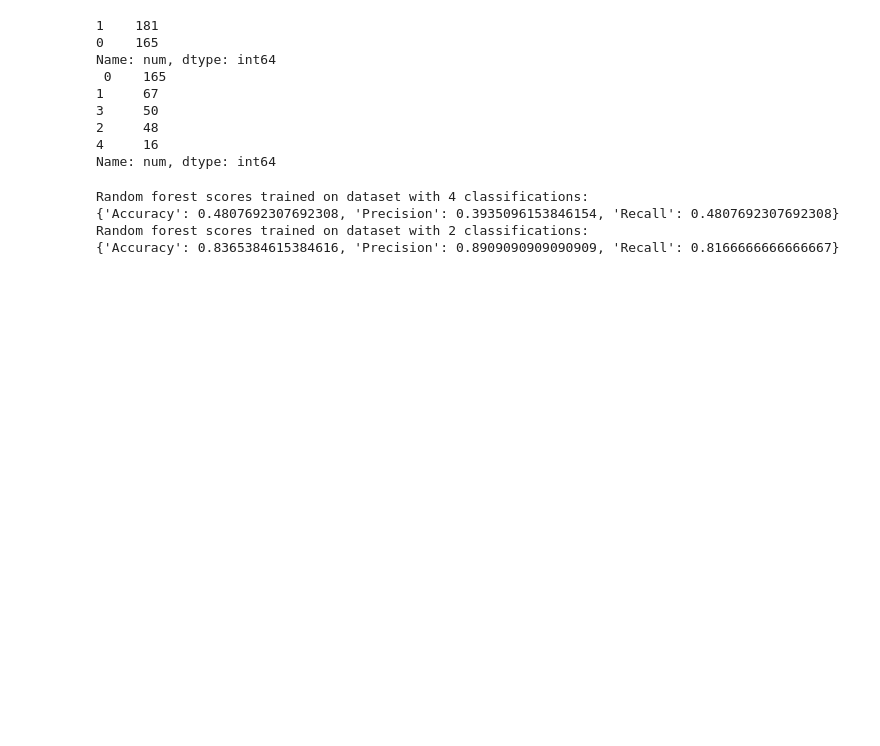
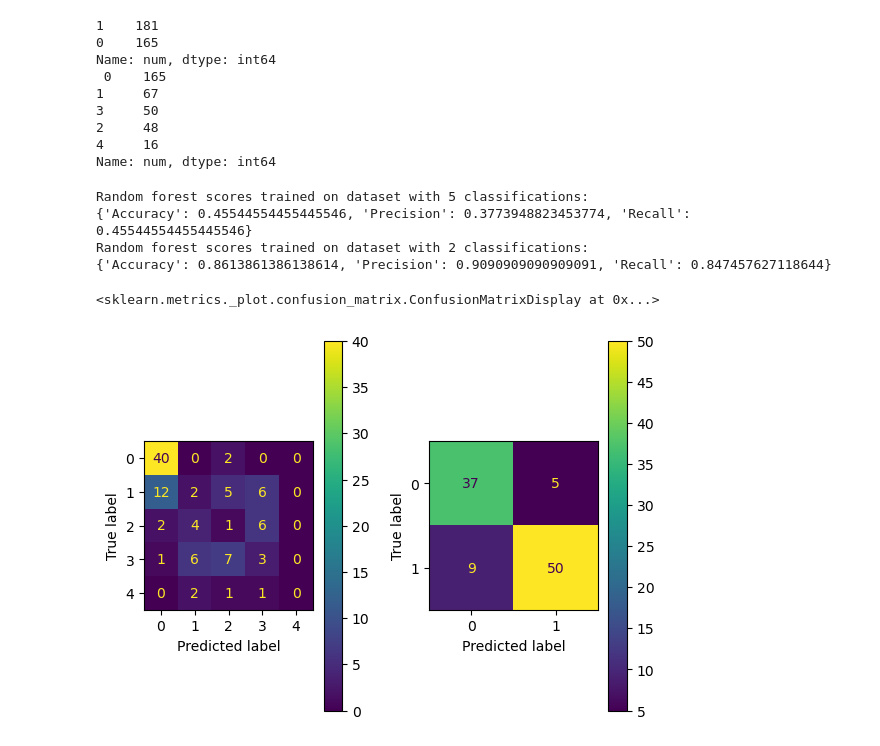
Before and after one commit to LouviersJ/AI-project, a Jupyter notebook: Analyzer.ipynb, the cells around one changed output. Cells and saved outputs as stored; diff of their text form; code cells hidden in the pictures; blank space fills up the shorter version.

Commit message:
Added confusion matrices

```diff
--- a/Analyzer.ipynb
+++ b/Analyzer.ipynb
@@ -54,35 +49,42 @@ X_train_, X_test_, y_train_, y_test_ = train_test_split(df_.drop('num',axis=1),
 # %%
 from sklearn.ensemble import RandomForestClassifier
-from sklearn.metrics import accuracy_score, precision_score, recall_score
 
 # Fit random forest models
 RFC_advanced = RandomForestClassifier(
     n_estimators=150, min_samples_split=3, criterion="entropy", random_state=1234
     ).fit(X_train, y_train)
 
 RFC_basic = RandomForestClassifier(
     n_estimators=150, min_samples_split=3, criterion="entropy", random_state=1234
     ).fit(X_train_, y_train_)
 
 
 # Score the models
 RFC_advanced_scores = {
     "Accuracy":accuracy_score(y_test, RFC_advanced.predict(X_test)),
     "Precision":precision_score(y_test, RFC_advanced.predict(X_test), average = "weighted"),
     "Recall":recall_score(y_test, RFC_advanced.predict(X_test), average = "weighted")
 }
 RFC_basic_scores = {
     "Accuracy":accuracy_score(y_test_, RFC_basic.predict(X_test_)),
     "Precision":precision_score(y_test_, RFC_basic.predict(X_test_)),
     "Recall":recall_score(y_test_, RFC_basic.predict(X_test_))
 }
-print(f'Random forest scores trained on dataset with 4 classifications: \n{RFC_advanced_scores}')
+print(f'Random forest scores trained on dataset with 5 classifications: \n{RFC_advanced_scores}')
 print(f'Random forest scores trained on dataset with 2 classifications: \n{RFC_basic_scores}')
+cm = confusion_matrix(y_test, RFC_advanced.predict(X_test))
+cm_ = confusion_matrix(y_test_, RFC_basic.predict(X_test_))
+fig, axes = plt.subplots(1,2)
+fig.subplots_adjust(wspace=0.35)
+ConfusionMatrixDisplay(confusion_matrix=cm).plot(ax=axes[0])
+ConfusionMatrixDisplay(confusion_matrix=cm_).plot(ax=axes[1])
 # %% [output]
-Random forest scores trained on dataset with 4 classifications:
-{'Accuracy': 0.4807692307692308, 'Precision': 0.3935096153846154, 'Recall': 0.4807692307692308}
+Random forest scores trained on dataset with 5 classifications:
+{'Accuracy': 0.45544554455445546, 'Precision': 0.3773948823453774, 'Recall': 0.45544554455445546}
 Random forest scores trained on dataset with 2 classifications:
-{'Accuracy': 0.8365384615384616, 'Precision': 0.8909090909090909, 'Recall': 0.8166666666666667}
+{'Accuracy': 0.8613861386138614, 'Precision': 0.9090909090909091, 'Recall': 0.847457627118644}
+<sklearn.metrics._plot.confusion_matrix.ConfusionMatrixDisplay at 0x...>
+[figure, added]
 # %%
 # Import svm and normalize data
 from sklearn.preprocessing import MinMaxScaler
```
Also changed, not shown: parts of 6 cells of this notebook.
